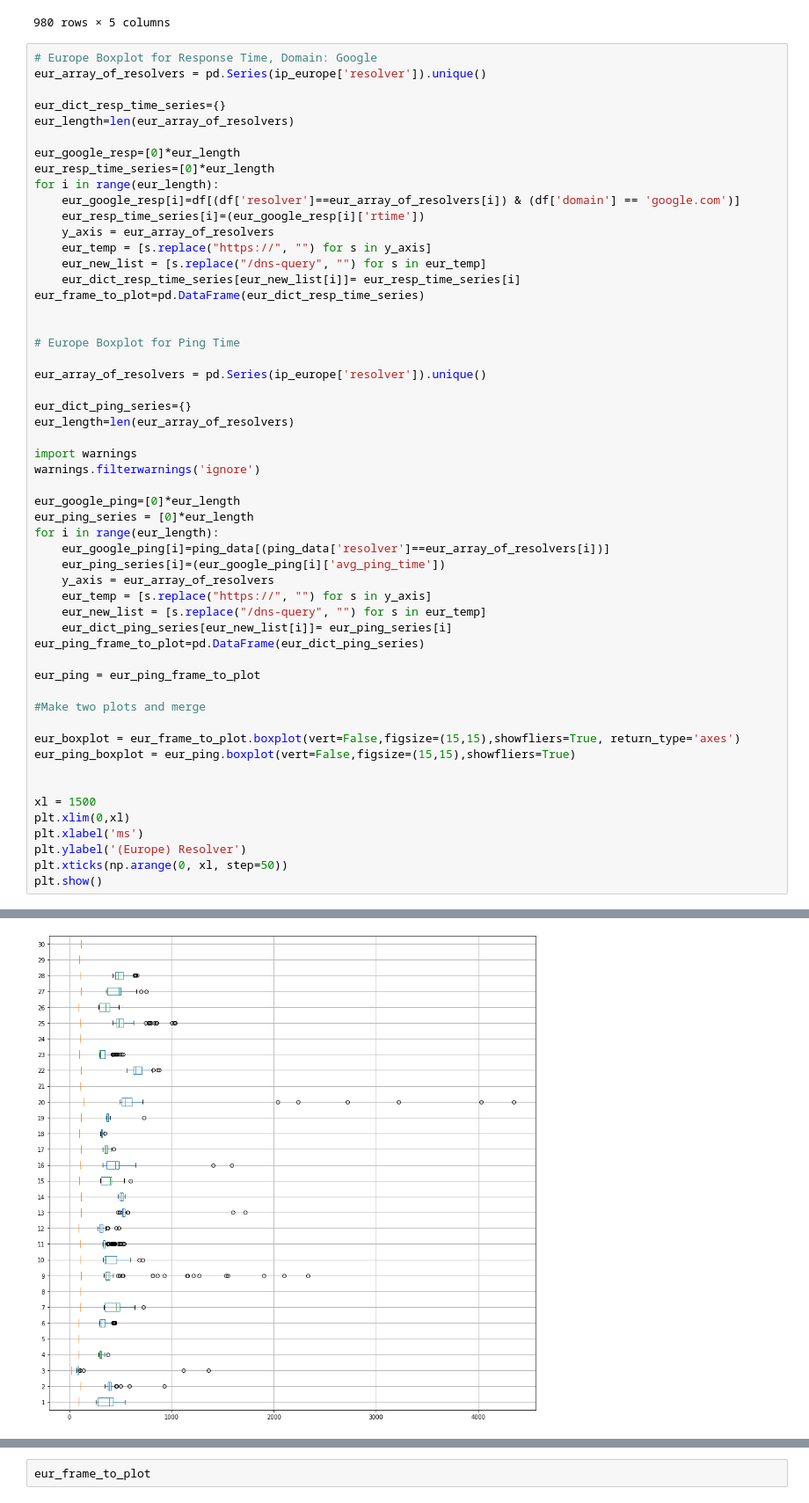
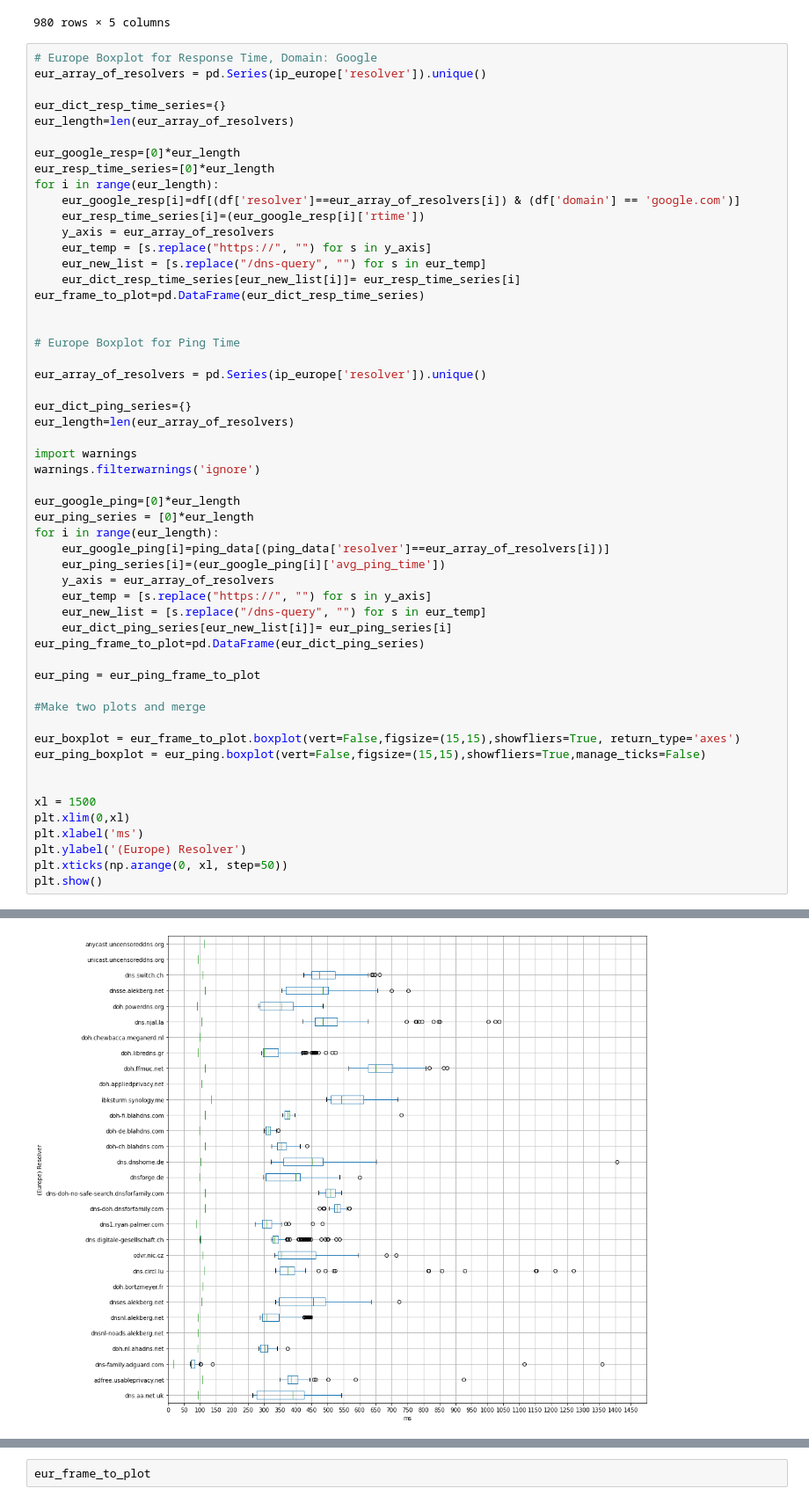
Before and after one commit to noise-lab/dns-measurement, a Jupyter notebook: src/measure/dns-timing/output/Boxplot_Data_100_Geolocation.ipynb, the cells around one changed output, grey strips where cells are left out. Shown at 88% size. Drawn from its saved outputs; the diff is of its cells as text.

Commit message:
fix plots

```diff
--- a/src/measure/dns-timing/output/Boxplot_Data_100_Geolocation.ipynb
+++ b/src/measure/dns-timing/output/Boxplot_Data_100_Geolocation.ipynb
@@ -646,7 +646,7 @@ eur_ping = eur_ping_frame_to_plot
 #Make two plots and merge
 
 eur_boxplot = eur_frame_to_plot.boxplot(vert=False,figsize=(15,15),showfliers=True, return_type='axes')
-eur_ping_boxplot = eur_ping.boxplot(vert=False,figsize=(15,15),showfliers=True)
+eur_ping_boxplot = eur_ping.boxplot(vert=False,figsize=(15,15),showfliers=True,manage_ticks=False)
 
 
 xl = 1500
@@ -660 +659 @@ ValueError: The number of FixedLocator locations (60), usually from a call to se
-[figure, old version]
+[figure, new version]
```
Also changed, not shown: parts of 5 cells of this notebook.
